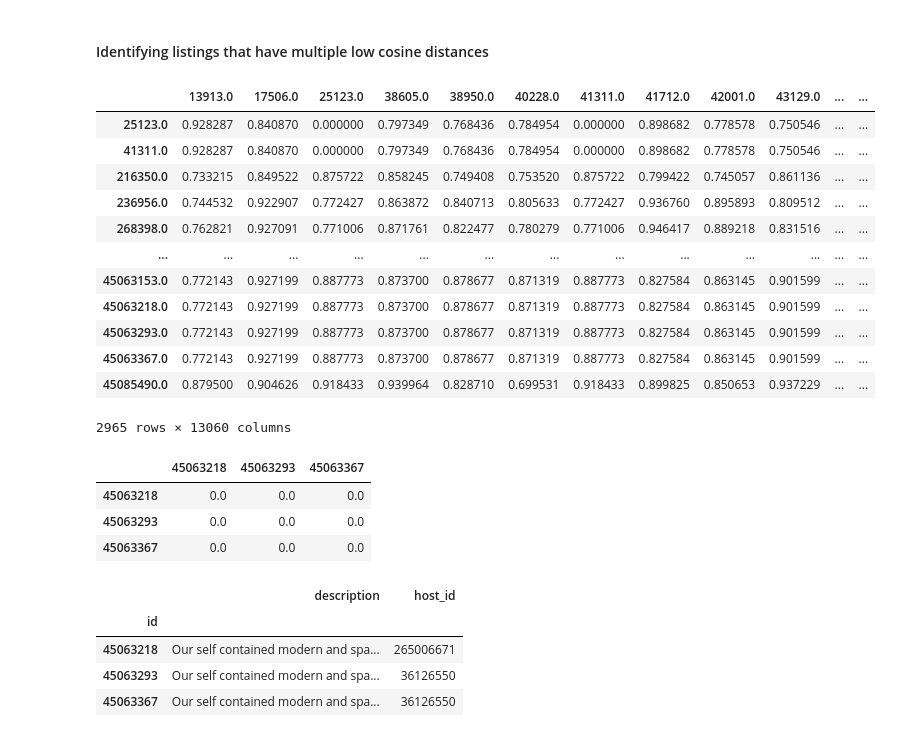
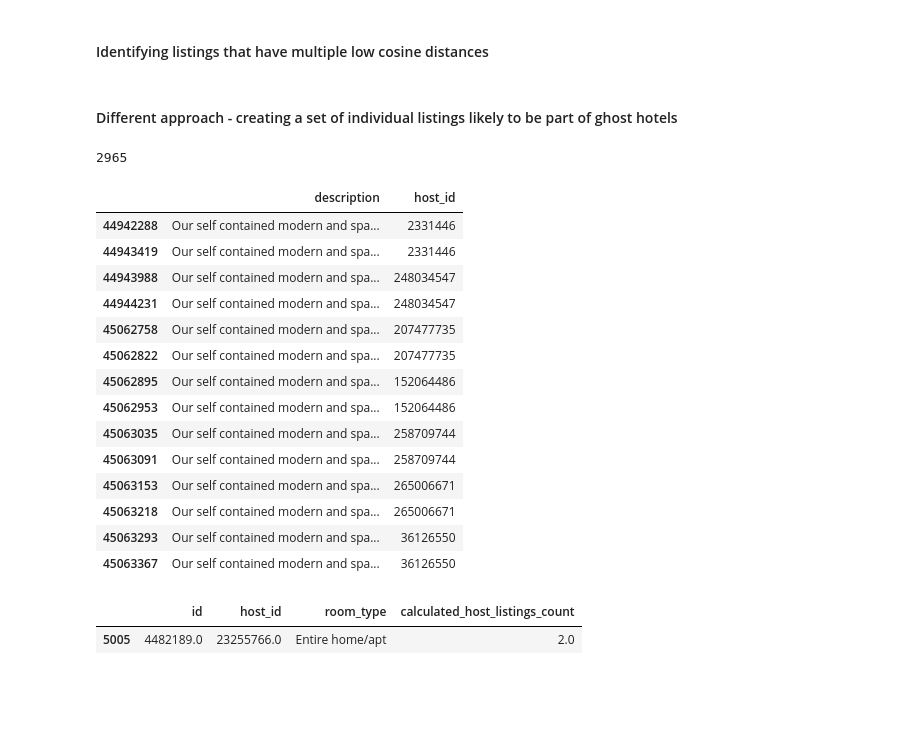
Before and after one commit to caranvr/i2p-assessment, a Jupyter notebook: identifying-ghost-hotels.ipynb, the cells around one changed output. Cells and saved outputs as stored; diff of their text form; code cells hidden in the pictures; blank space fills up the shorter version.

Commit message:
is it rly necessary to identify individual ghost hotels this is hard

```diff
--- a/identifying-ghost-hotels.ipynb
+++ b/identifying-ghost-hotels.ipynb
@@ -32,18 +37,15 @@ df.drop(df[(df.description.str.contains(r'serviced', regex=True, flags=re.IGNORE
 (Airbnb has systems in place to detect multiple accounts and bans them)
 # %%
-ref_df.drop(ref_df[(ref_df.id.isna()) | (ref_df['calculated_host_listings_count'].isna())].index, inplace=True)
-
 ints = ['id', 'host_id', 'calculated_host_listings_count']
 for i in ints:
     print(f"Converting {i}")
     try:
-        ref_df[i] = ref_df[i].astype('int') #convert to float first bc there are decimals in the strings
+        df[i] = df[i].astype('int')
     except ValueError as e:
         print("\tConverting to unsigned 16-bit integer.")
-        ref_df[i] = ref_df[i].astype(pd.UInt16Dtype())
+        df[i] = df[i].astype(pd.UInt16Dtype())
 
-ref_df['calculated_host_listings_count'] = ref_df['calculated_host_listings_count'].astype('float').astype('int')
-ref_df.drop(ref_df[ref_df['calculated_host_listings_count'] < 2].index, inplace=True)
+df.drop(df[df['calculated_host_listings_count'] < 2].index, inplace=True)
 # %% [output]
 Converting id
 Converting host_id
@@ -56,8 +53,10 @@ merged_df.drop(merged_df[merged_df.room_type == 'Hotel room'].index, inplace=Tru
+# %%
+df.set_index('id', inplace=True)
 # %% [markdown]
 #### Creating separate data frames for entire home and private room listings
 # %%
-entire_homes = merged_df[merged_df.room_type == 'Entire home/apt']
-private_rooms = merged_df[merged_df.room_type == 'Private room']
+entire_homes = df[df.room_type == 'Entire home/apt']
+private_rooms = df[df.room_type == 'Private room']
 # %%
 print(f'There are {entire_homes.shape[0]} entire home listings and {private_rooms.shape[0]} private room listings run by hosts with multiple listings.')
 # %% [output]
@@ -78,7 +77,7 @@ tcorpus = vectorizer.fit_transform(corpus).toarray()
 # %% [markdown]
 #### Creating cosine distance matrix
 # %%
-keys = private_rooms.id.values
+keys = private_rooms.index.values
 # %%
 tcorpus.shape
 # %% [output]
@@ -136,23 +109,4 @@ cosine_distances[44659433].plot.hist(bins=100)
+# %% [markdown]
+#### Different approach - creating a set of individual listings likely to be part of ghost hotels
 # %%
-cosine_distances[(cosine_distances < 0.2).sum(1) > 2]
+ghost_listings2 = set(cosine_distances[(cosine_distances < 0.2).sum(1) > 2].index.tolist())
-# %% [output]
-|  | 13913.0 | 17506.0 | 25123.0 | 38605.0 | 38950.0 | 40228.0 | 41311.0 | 41712.0 | 42001.0 | 43129.0 | ... | ... |
-| 25123.0 | 0.928287 | 0.840870 | 0.000000 | 0.797349 | 0.768436 | 0.784954 | 0.000000 | 0.898682 | 0.778578 | 0.750546 | ... | ... |
-| 41311.0 | 0.928287 | 0.840870 | 0.000000 | 0.797349 | 0.768436 | 0.784954 | 0.000000 | 0.898682 | 0.778578 | 0.750546 | ... | ... |
-| 216350.0 | 0.733215 | 0.849522 | 0.875722 | 0.858245 | 0.749408 | 0.753520 | 0.875722 | 0.799422 | 0.745057 | 0.861136 | ... | ... |
-| 236956.0 | 0.744532 | 0.922907 | 0.772427 | 0.863872 | 0.840713 | 0.805633 | 0.772427 | 0.936760 | 0.895893 | 0.809512 | ... | ... |
-| 268398.0 | 0.762821 | 0.927091 | 0.771006 | 0.871761 | 0.822477 | 0.780279 | 0.771006 | 0.946417 | 0.889218 | 0.831516 | ... | ... |
-| ... | ... | ... | ... | ... | ... | ... | ... | ... | ... | ... | ... | ... |
-| 45063153.0 | 0.772143 | 0.927199 | 0.887773 | 0.873700 | 0.878677 | 0.871319 | 0.887773 | 0.827584 | 0.863145 | 0.901599 | ... | ... |
-| 45063218.0 | 0.772143 | 0.927199 | 0.887773 | 0.873700 | 0.878677 | 0.871319 | 0.887773 | 0.827584 | 0.863145 | 0.901599 | ... | ... |
-| 45063293.0 | 0.772143 | 0.927199 | 0.887773 | 0.873700 | 0.878677 | 0.871319 | 0.887773 | 0.827584 | 0.863145 | 0.901599 | ... | ... |
-| 45063367.0 | 0.772143 | 0.927199 | 0.887773 | 0.873700 | 0.878677 | 0.871319 | 0.887773 | 0.827584 | 0.863145 | 0.901599 | ... | ... |
-| 45085490.0 | 0.879500 | 0.904626 | 0.918433 | 0.939964 | 0.828710 | 0.699531 | 0.918433 | 0.899825 | 0.850653 | 0.937229 | ... | ... |
-2965 rows × 13060 columns
-# %%
-cosine_distances.loc[[45063218, 45063293, 45063367], [45063218, 45063293, 45063367]]
-# %% [output]
-|  | 45063218 | 45063293 | 45063367 |
-| 45063218 | 0.0 | 0.0 | 0.0 |
-| 45063293 | 0.0 | 0.0 | 0.0 |
-| 45063367 | 0.0 | 0.0 | 0.0 |
@@ -161,8 +113,29 @@ merged_df.set_index('id', inplace=True)
+# %%
+for l in ghost_listings2:
+    cosine_distances.apply(lambda x: x[l] )
+# %% [output]
+2965
 # %%
-merged_df.loc[[45063218, 45063293, 45063367], ['description', 'host_id']] #it's picking up on ghost hotels with multiple associated accounts!
+pd.set_option('display.max_colwidth', None)
+df.loc[cosine_distances[cosine_distances[45063218] < 0.2].index, ['description', 'host_id']] #it's picking up on ghost hotels with multiple associated accounts!
 # %% [output]
 |  | description | host_id |
-| id |  |  |
+| 44942288 | Our self contained modern and spa... | 2331446 |
+| 44943419 | Our self contained modern and spa... | 2331446 |
+| 44943988 | Our self contained modern and spa... | 248034547 |
+| 44944231 | Our self contained modern and spa... | 248034547 |
+| 45062758 | Our self contained modern and spa... | 207477735 |
+| 45062822 | Our self contained modern and spa... | 207477735 |
+| 45062895 | Our self contained modern and spa... | 152064486 |
+| 45062953 | Our self contained modern and spa... | 152064486 |
+| 45063035 | Our self contained modern and spa... | 258709744 |
+| 45063091 | Our self contained modern and spa... | 258709744 |
+| 45063153 | Our self contained modern and spa... | 265006671 |
 | 45063218 | Our self contained modern and spa... | 265006671 |
 | 45063293 | Our self contained modern and spa... | 36126550 |
 | 45063367 | Our self contained modern and spa... | 36126550 |
+# %%
+ref_df[ref_df['id'] == 4482189]
+# %% [output]
+|  | id | host_id | room_type | calculated_host_listings_count |
+| 5005 | 4482189.0 | 23255766.0 | Entire home/apt | 2.0 |
```
Also changed, not shown: parts of 18 cells of this notebook.
